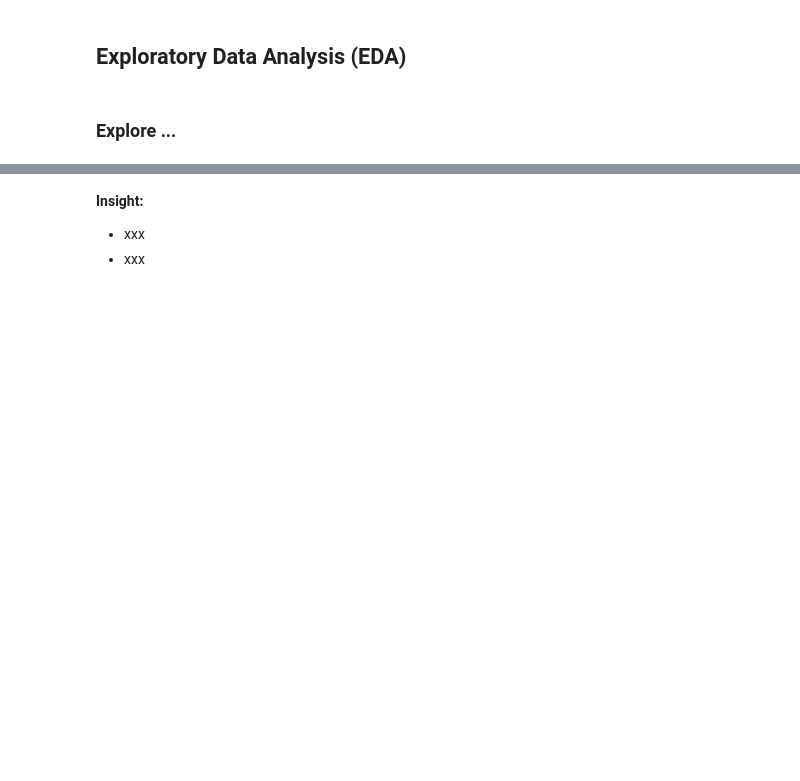
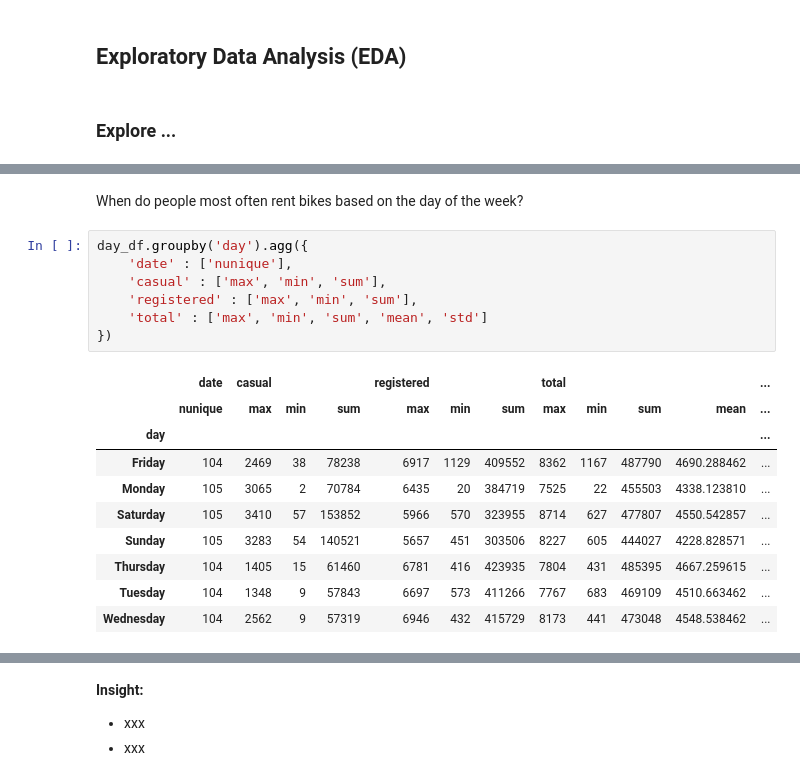
Before and after one commit to mikhail-karim/dicoding-bike_sharing_analysis-submission, a Jupyter notebook: notebook.ipynb, the cells around one changed output, grey strips where cells are left out. Cells and saved outputs as stored; diff of their text form; blank space fills up the shorter version.

```diff
--- a/notebook.ipynb
+++ b/notebook.ipynb
@@ -442,0 +473,20 @@ memory usage: 1.9+ MB
+# %% [markdown]
+When do people most often rent bikes based on the day of the week?
+# %%
+day_df.groupby('day').agg({
+    'date' : ['nunique'],
+    'casual' : ['max', 'min', 'sum'],
+    'registered' : ['max', 'min', 'sum'],
+    'total' : ['max', 'min', 'sum', 'mean', 'std']
+})
+# %% [output]
+|  | date | casual |  |  | registered |  |  | total |  |  |  | ... |
+|  | nunique | max | min | sum | max | min | sum | max | min | sum | mean | ... |
+| day |  |  |  |  |  |  |  |  |  |  |  | ... |
+| Friday | 104 | 2469 | 38 | 78238 | 6917 | 1129 | 409552 | 8362 | 1167 | 487790 | 4690.288462 | ... |
+| Monday | 105 | 3065 | 2 | 70784 | 6435 | 20 | 384719 | 7525 | 22 | 455503 | 4338.123810 | ... |
+| Saturday | 105 | 3410 | 57 | 153852 | 5966 | 570 | 323955 | 8714 | 627 | 477807 | 4550.542857 | ... |
+| Sunday | 105 | 3283 | 54 | 140521 | 5657 | 451 | 303506 | 8227 | 605 | 444027 | 4228.828571 | ... |
+| Thursday | 104 | 1405 | 15 | 61460 | 6781 | 416 | 423935 | 7804 | 431 | 485395 | 4667.259615 | ... |
+| Tuesday | 104 | 1348 | 9 | 57843 | 6697 | 573 | 411266 | 7767 | 683 | 469109 | 4510.663462 | ... |
+| Wednesday | 104 | 2562 | 9 | 57319 | 6946 | 432 | 415729 | 8173 | 441 | 473048 | 4548.538462 | ... |
```
Also changed, not shown: parts of 12 cells of this notebook.
